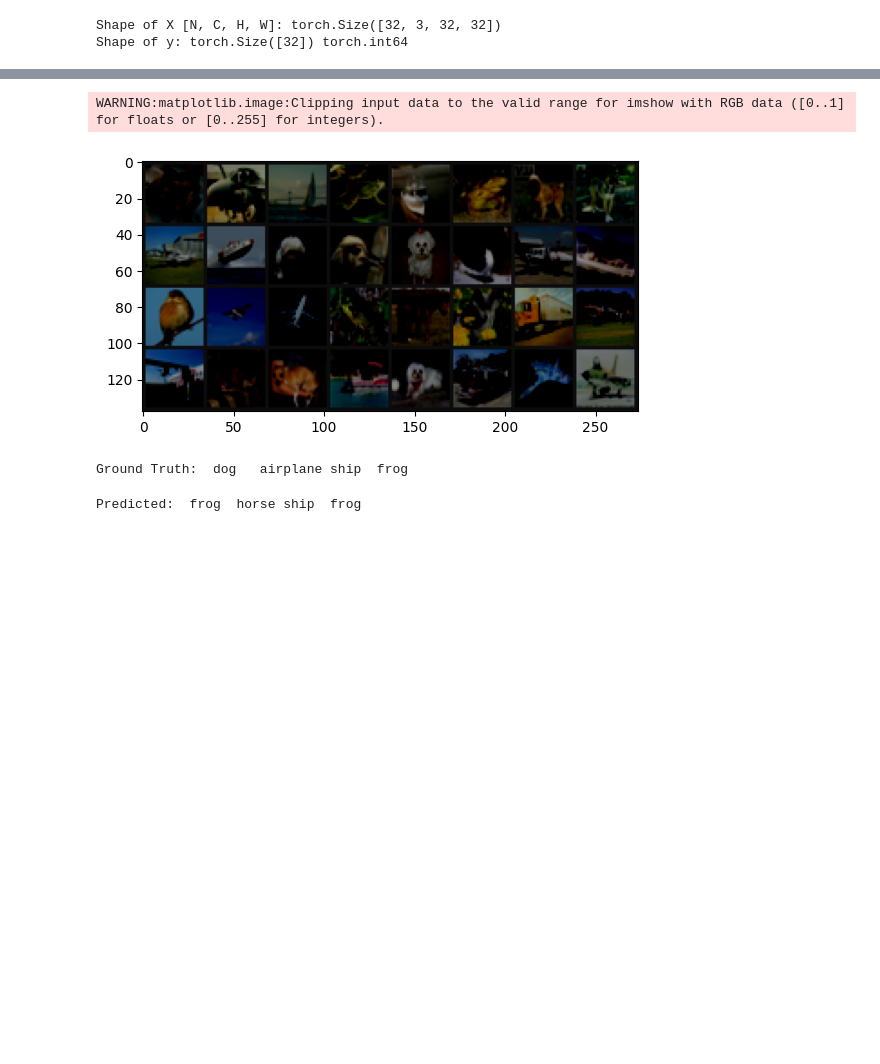
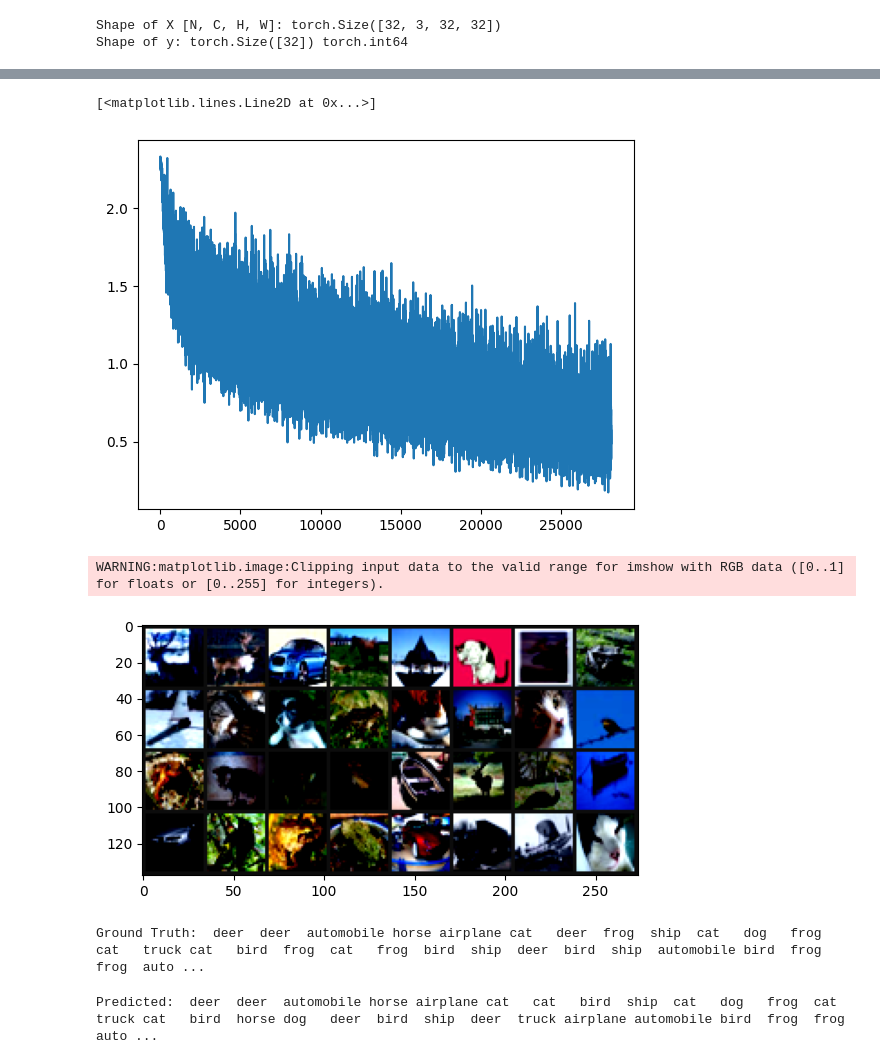
Before and after one commit to Anya-ova/pytorch_classifier, a Jupyter notebook: pytorchClassifier.ipynb, the cells around one changed output, grey strips where cells are left out. Drawn from its saved outputs; the diff is of its cells as text; code cells hidden in the pictures; blank space fills up the shorter version.

```diff
--- a/pytorchClassifier.ipynb
+++ b/pytorchClassifier.ipynb
@@ -109,3 +113,5 @@ import torch.optim as optim
 # %%
 loss_fn = nn.CrossEntropyLoss()
 optimizer = optim.SGD( model.parameters(), lr=0.001, momentum=0.9 ) # momentum=0.9
+# %%
+list_for_print=[]
@@ -112,17 +120,32 @@ optimizer = optim.SGD( model.parameters(), lr=0.001, momentum=0.9 ) # momentum=0
 # %%
-for epoch in range(10):
+for epoch in range(15):
     size = len(train_dataloader.dataset)
     model.train()
     for batch, (X, y) in enumerate(train_dataloader):
         X, y = X.to(device), y.to(device)
-        # Compute prediction error
+
         pred = model(X)
         loss = loss_fn(pred, y)
-        # Backpropagation
+
         optimizer.zero_grad()
         loss.backward()
+        list_for_print.append(loss.item())
         optimizer.step()
         if batch % 2000 == 0:
             loss, current = loss.item(), batch * len(X)
             print(f"loss: {loss:>7f}  [{current:>5d}/{size:>5d}]")
+
+    for batch, (X, y) in enumerate(test_dataloader):
+        X, y = X.to(device), y.to(device)
+
+        pred = model(X)
+        loss = loss_fn(pred, y)
+
+        optimizer.zero_grad()
+        loss.backward()
+        list_for_print.append(loss.item())
+        optimizer.step()
+        if batch % 2000 == 0:
+            loss, current = loss.item(), batch * len(X)
+            print(f"loss: {loss:>7f}  [{current:>5d}/{size:>5d}]")
 # %% [output]
@@ -139,3 +171,8 @@ loss: 0.929876  [    0/50000]
+# %%
+plt.plot(list_for_print)
+# %% [output]
+[<matplotlib.lines.Line2D at 0x...>]
+[figure, added]
 # %%
 PATH = './cifar_net.pth'
 torch.save(model.state_dict(), PATH)
@@ -165,17 +180,17 @@ torch.save(model.state_dict(), PATH)
 dataiter = iter(test_dataloader)
 images, labels = next(dataiter)
 imshow(make_grid(images))
-print('Ground Truth: ', ' '.join(f'{classes[labels[j]]:5s}' for j in range(4)))
+print('Ground Truth: ', ' '.join(f'{classes[labels[j]]:5s}' for j in range(32)))
 # %% [output]
 WARNING:matplotlib.image:Clipping input data to the valid range for imshow with RGB data ([0..1] for floats or [0..255] for integers).
-[figure, old version]
+[figure, new version]
-Ground Truth:  dog   airplane ship  frog
+Ground Truth:  deer  deer  automobile horse airplane cat   deer  frog  ship  cat   dog   frog  cat   truck cat   bird  frog  cat   frog  bird  ship  deer  bird  ship  automobile bird  frog  frog  auto ...
 # %%
 outputs = model(images.cuda())
 _, predicted = torch.max(outputs, 1)
-print('Predicted: ', ' '.join(f'{classes[predicted[j]]:5s}' for j in range(4)))
+print('Predicted: ', ' '.join(f'{classes[predicted[j]]:5s}' for j in range(32)))
 # %% [output]
-Predicted:  frog  horse ship  frog
+Predicted:  deer  deer  automobile horse airplane cat   cat   bird  ship  cat   dog   frog  cat   truck cat   bird  horse dog   deer  bird  ship  deer  truck airplane automobile bird  frog  frog  auto ...
 # %%
 correct = 0
 total = 0
```
Also changed, not shown: parts of 16 cells of this notebook.
